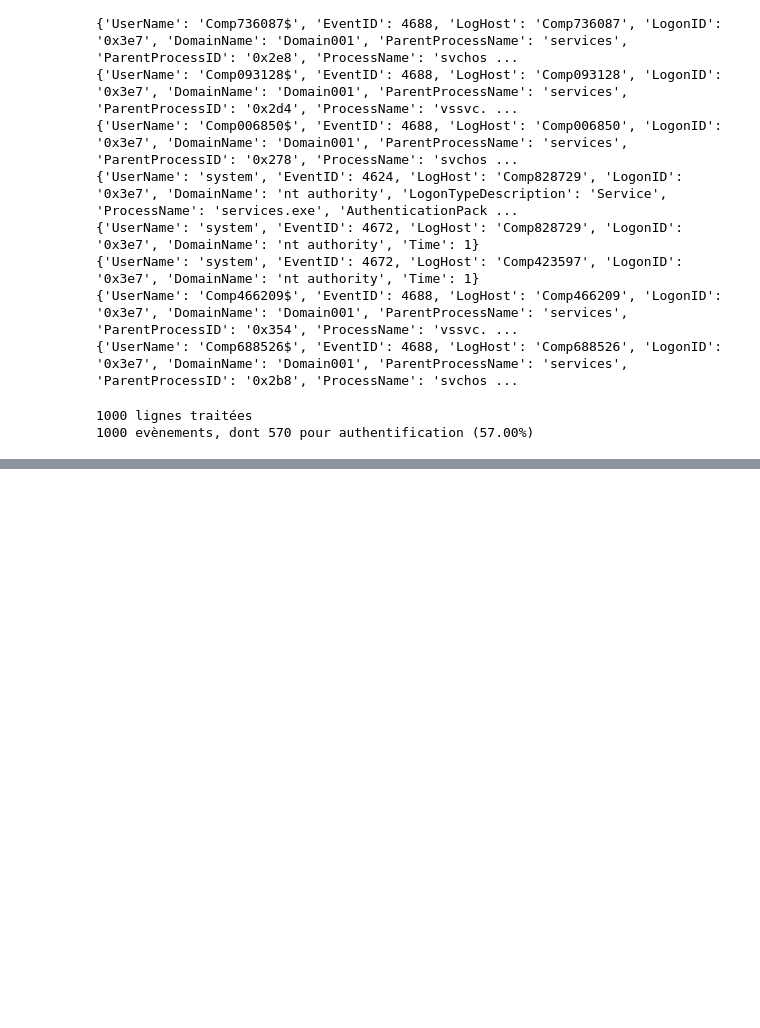
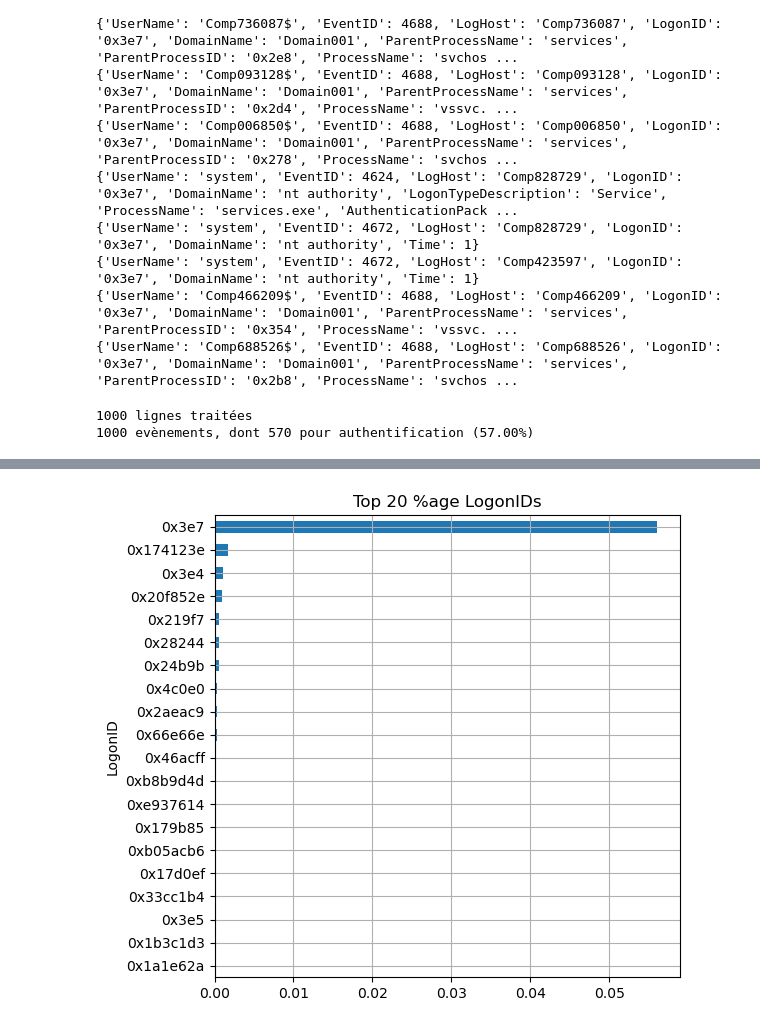
Before and after one commit to BenjaminDeporte/Cyber, a Jupyter notebook: code/Unified_Host_Dataset_LANL.ipynb, the cells around one changed output, grey strips where cells are left out. Saved outputs shown, nothing was run; the diff lists cells and outputs as text; code cells hidden in the pictures; blank space fills up the shorter version.

```diff
--- a/code/Unified_Host_Dataset_LANL.ipynb
+++ b/code/Unified_Host_Dataset_LANL.ipynb
@@ -248,0 +355,13 @@ Extrait fichier de 100000 évènements d'auhentification
+# %%
+MAX_LOGONIDS = 20
+
+fig, ax = plt.subplots(figsize=(6,6))
+
+logonids_counts = df['LogonID'].value_counts() / df['LogonID'].value_counts().sum()
+ax = logonids_counts[:MAX_LOGONIDS].plot(kind='barh')
+ax.set_title(f"Top {MAX_LOGONIDS} %age LogonIDs")
+ax.invert_yaxis()
+ax.grid(True)
+plt.show()
+# %% [output]
+[figure, added]
```
Also changed, not shown: parts of 20 cells of this notebook.
